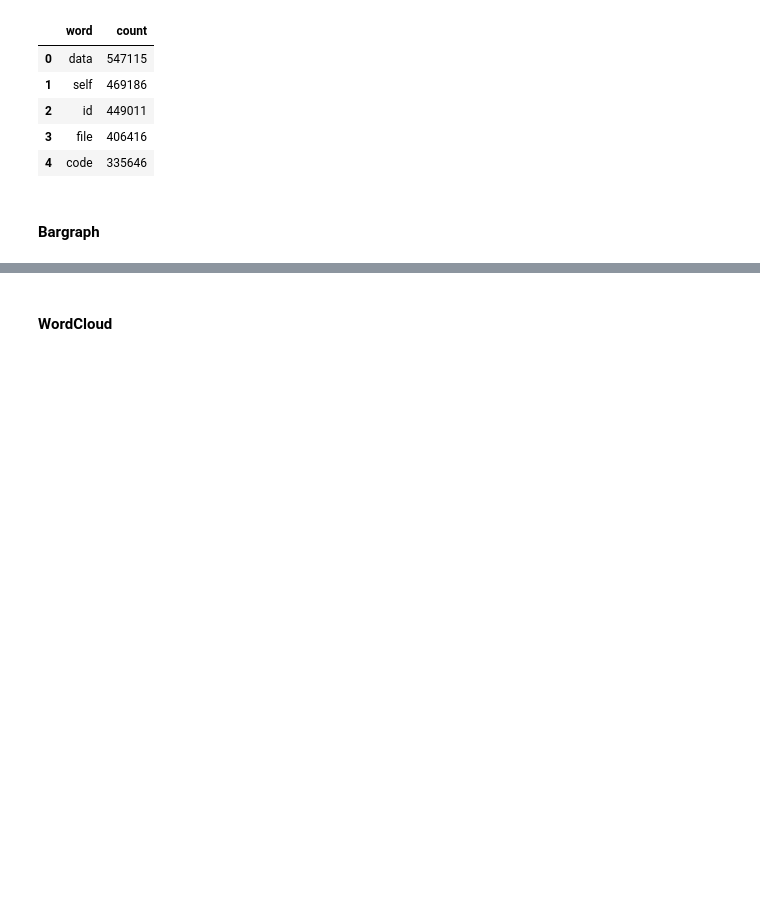
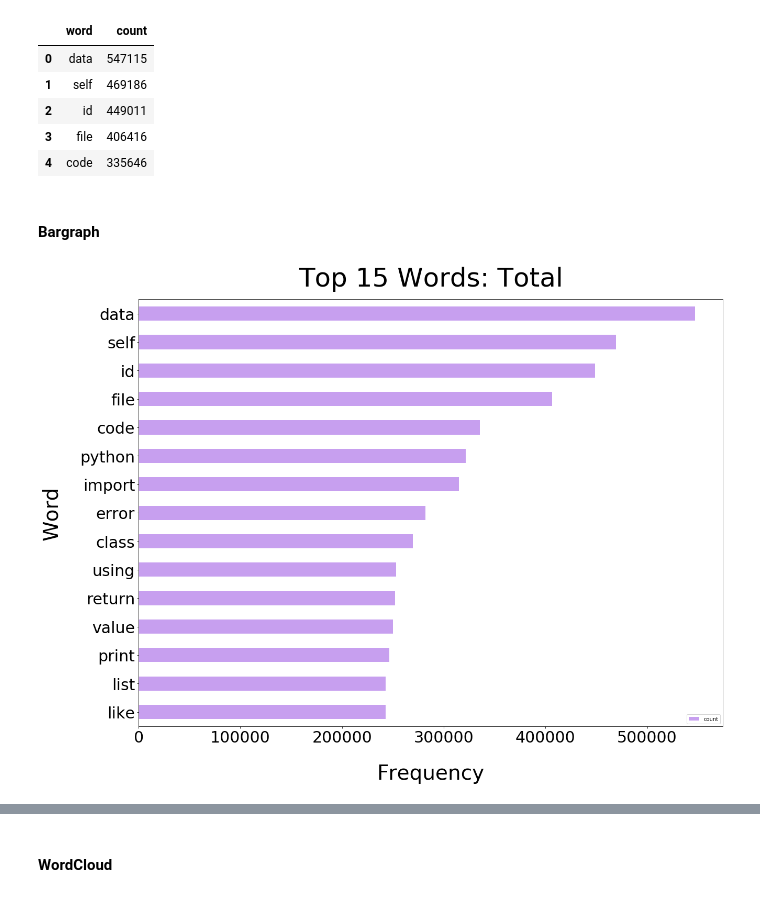
Before and after one commit to VPNA09/Stackoverflow-NLP, a Jupyter notebook: code/03 eda.ipynb, the cells around one changed output, grey strips where cells are left out. Cells and saved outputs as stored; diff of their text form; code cells hidden in the pictures; blank space fills up the shorter version.

```diff
--- a/code/03 eda.ipynb
+++ b/code/03 eda.ipynb
@@ -224,2 +127,0 @@ plt.savefig('../images/wordcloud_topwords11.png',bbox_inches='tight')
-# %%
-top15 = top_words.iloc[0:15,:]
@@ -325 +174,22 @@ def freq_words(df):
+# %%
+def bar_graph_words(top15, language = 'test', number = 1, bar_color = 'blue'):
+    '''
+    input:
+
+    output: bar graph: top 15 words (total/language specific)
+
+    '''
+    # Wanted to have most frequent words on top
+    top15.sort_values('count', ascending = True).set_index('word', inplace = False).plot(kind = 'barh', figsize = (20, 15), color = bar_color);
+
+    plt.title((f'Top 15 Words: {language}'), fontsize=50, pad = 25)
+
+    plt.xlabel('Frequency', fontsize= 39, labelpad=35)
+    plt.ylabel('Word', fontsize = 39, labelpad=35)
+    plt.xticks(fontsize = 30)
+    plt.yticks(fontsize = 30)
+
+    plt.savefig((f'../images/bargraph_{language}_{number}.png'),bbox_inches='tight')
+
+    return plt.show();
 # %% [markdown]
@@ -327,20 +196,0 @@ def freq_words(df):
-# %%
-def bar_graph_words(top15,languauge = 'test', number = 1):
-    '''
-    input:
-
-    output: bar graph: top 15 words (total/language specific)
-
-    '''
-    top15.sort_values('count', ascending = True).set_index('index', inplace = False).plot(kind = 'barh', figsize = (20, 15), color = 'red');
-
-    plt.title('Top 15 Words', fontsize=26)
-
-    plt.xlabel('Frequency', fontsize=20)
-    plt.ylabel('Word', fontsize = 20)
-    plt.xticks(fontsize = 20)
-    plt.yticks(fontsize = 20)
-
-    plt.savefig((f'../images/bargraph_{language}{number}.png'),bbox_inches='tight')
-
-    return plt.show();
@@ -417,3 +253,7 @@ total_frequency.head()
 total_top15 = total_frequency[0:15]
 # %% [markdown]
 #### Bargraph
+# %%
+bar_graph_words(total_top15, language = 'Total', number = 1, bar_color = 'xkcd:lavender')
+# %% [output]
+[figure, added]
```
Also changed, not shown: parts of 27 cells of this notebook, 2 other files.
